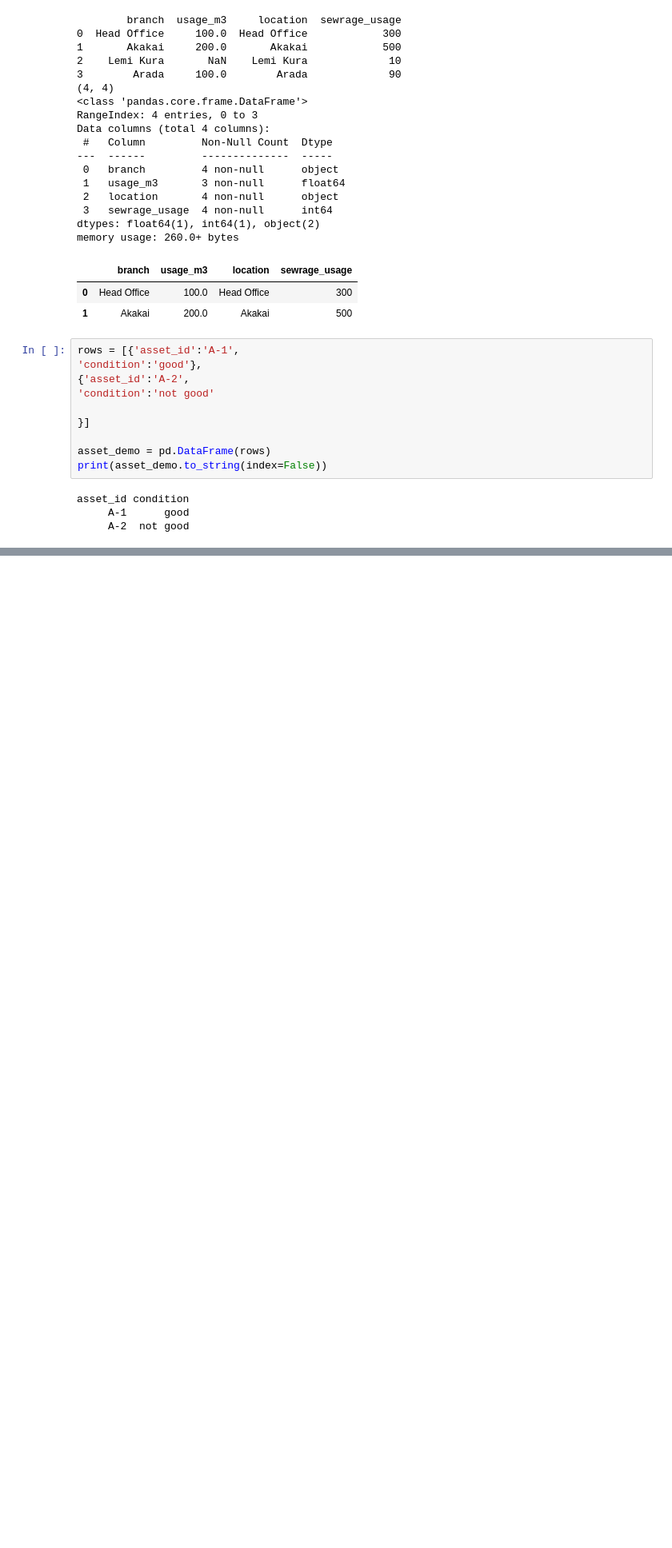
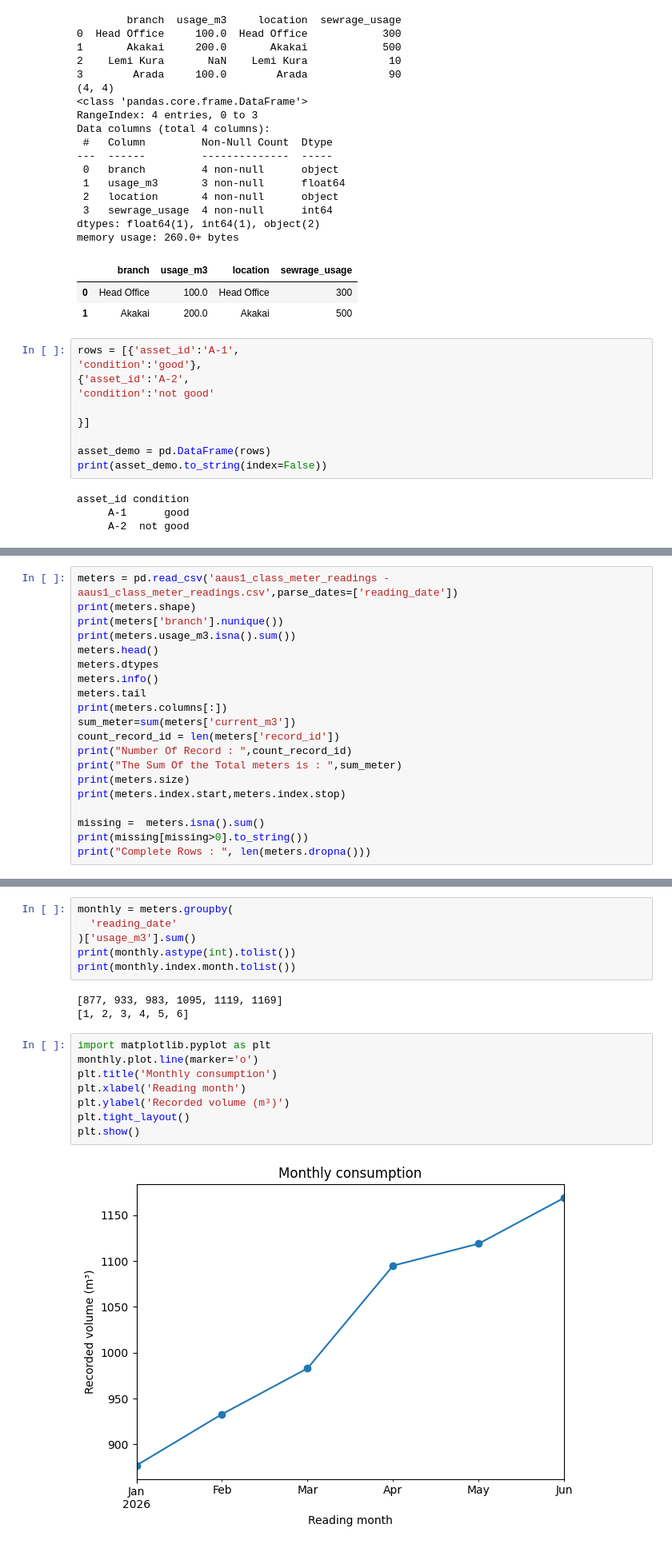
Before and after one commit to dagmawi77/python_aau_training, a Jupyter notebook: pandasnumpy.ipynb, the cells around one changed output, grey strips where cells are left out. Shown at 80% size. Saved outputs shown, nothing was run; the diff lists cells and outputs as text; blank space fills up the shorter version.

```diff
--- a/pandasnumpy.ipynb
+++ b/pandasnumpy.ipynb
@@ -123,0 +125,20 @@ dtype('int64')
+# %%
+meters = pd.read_csv('aaus1_class_meter_readings - aaus1_class_meter_readings.csv',parse_dates=['reading_date'])
+print(meters.shape)
+print(meters['branch'].nunique())
+print(meters.usage_m3.isna().sum())
+meters.head()
+meters.dtypes
+meters.info()
+meters.tail
+print(meters.columns[:])
+sum_meter=sum(meters['current_m3'])
+count_record_id = len(meters['record_id'])
+print("Number Of Record : ",count_record_id)
+print("The Sum Of the Total meters is : ",sum_meter)
+print(meters.size)
+print(meters.index.start,meters.index.stop)
+
+missing =  meters.isna().sum()
+print(missing[missing>0].to_string())
+print("Complete Rows : ", len(meters.dropna()))
@@ -123,0 +194,19 @@ dtype('int64')
+# %%
+monthly = meters.groupby(
+  'reading_date'
+)['usage_m3'].sum()
+print(monthly.astype(int).tolist())
+print(monthly.index.month.tolist())
+# %% [output]
+[877, 933, 983, 1095, 1119, 1169]
+[1, 2, 3, 4, 5, 6]
+# %%
+import matplotlib.pyplot as plt
+monthly.plot.line(marker='o')
+plt.title('Monthly consumption')
+plt.xlabel('Reading month')
+plt.ylabel('Recorded volume (m³)')
+plt.tight_layout()
+plt.show()
+# %% [output]
+[figure, added]
```
Also changed, not shown: parts of 12 cells of this notebook, 9 other files.
